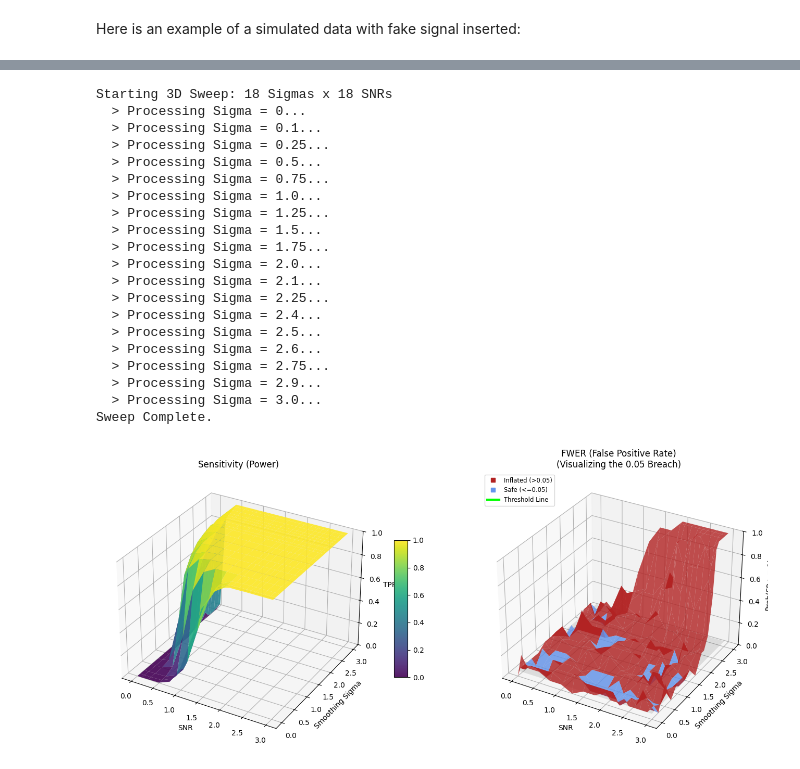
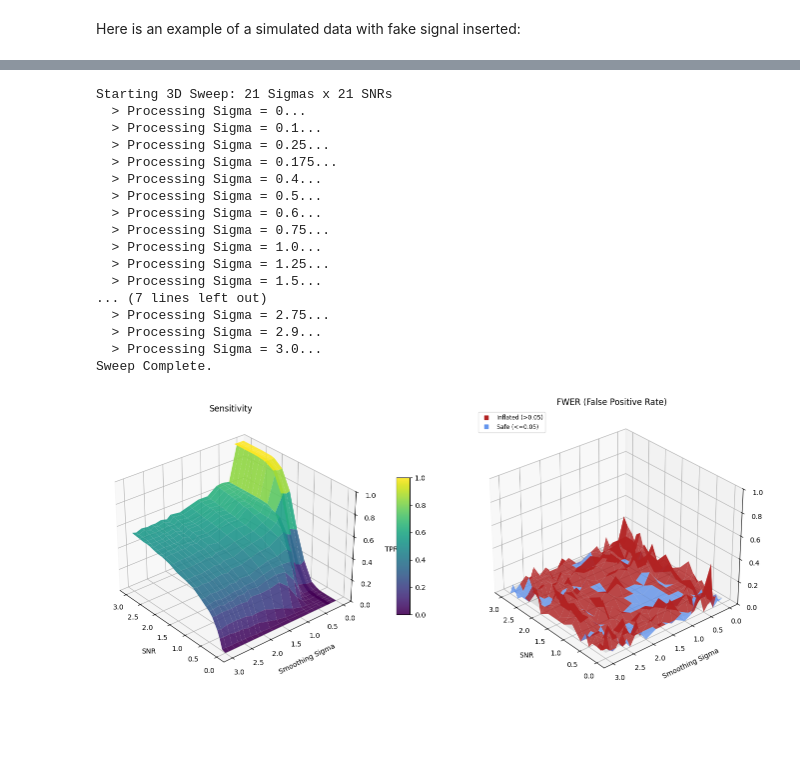
Before and after one commit to lt22412/group_project, a Jupyter notebook: voxel_wise_permutation/voxel_wise_permutation_test.ipynb, the cells around one changed output, grey strips where cells are left out. Cells and saved outputs as stored; diff of their text form; code cells hidden in the pictures; blank space fills up the shorter version.

Commit message:
changes to fit the latest draft (no buffer zone, etc.)

```diff
--- a/voxel_wise_permutation/voxel_wise_permutation_test.ipynb
+++ b/voxel_wise_permutation/voxel_wise_permutation_test.ipynb
@@ -212,10 +213,11 @@ import plotters as pl
 # %% [markdown]
 Initialise the parameters
 # %%
-n_runs = 20		# Number of simulation runs for FWER estimation
+n_runs = 50		# Number of simulation runs for FWER estimation
 n_subj = 20  			# Number of subjects in each group
 img_side_length = 64    # Side length of the square brain image in voxels
 smoothing_sigma = 1.5 	# Standard deviation for Gaussian smoothing
 alpha = 0.05      		# Significance level for FWER
-n_perm = 100		    # Number of permutations for permutation test
+n_perm = 200		    # Number of permutations for permutation test
+null_boundary = 1e-3   # Boundary value for null hypothesis in visualization
 # %%
@@ -305,7 +307,8 @@ sens_mat0, fwer_mat0 = hf.run_2d_sweep(
     sigma_levels=test_sigmas,
     alpha=0.05,
     signal_radius=0,
-    n_perm=50
+    n_perm=50,
+	null_boundary=null_boundary
 )
 # %% [output]
 Starting 3D Sweep: 18 Sigmas x 1 SNRs
@@ -388,6 +371,6 @@ pl.plot_3d(hf.simulate_null_data(snr = 2, signal_radius=6, sigma = 1.5)[0])
 # %%
-test_snrs = [0, 0.1, 0.25, 0.5, 0.75, 1.0, 1.25, 1.5, 1.75, 2.0, 2.1, 2.25, 2.4, 2.5, 2.6, 2.75, 2.9, 3.0]
-test_sigmas = [0, 0.1, 0.25, 0.5, 0.75, 1.0, 1.25, 1.5, 1.75, 2.0, 2.1, 2.25, 2.4, 2.5, 2.6, 2.75, 2.9, 3.0] # Low smooth -> High smooth
+test_snrs =     [0, 0.1, 0.175, 0.25, 0.4, 0.5, 0.6, 0.75, 1.0, 1.25, 1.5, 1.75, 2.0, 2.1, 2.25, 2.4, 2.5, 2.6, 2.75, 2.9, 3.0]
+test_sigmas =   [0, 0.1, 0.25, 0.175, 0.4, 0.5, 0.6, 0.75, 1.0, 1.25, 1.5, 1.75, 2.0, 2.1, 2.25, 2.4, 2.5, 2.6, 2.75, 2.9, 3.0] # Low smooth -> High smooth
 
 # 2. Run Sweep
 # n_runs=20 and n_perm=50 is LOW quality but fast
@@ -400,34 +383,31 @@ sens_mat, fwer_mat = hf.run_2d_sweep(
     sigma_levels=test_sigmas,
     alpha=0.05,
     signal_radius=6,
-    buffer_width=4, # Set to 0 to get the "no-buffer" effect
-    n_perm=50
+    n_perm=50,
+	null_boundary = null_boundary
 )
 # %% [output]
-Starting 3D Sweep: 18 Sigmas x 18 SNRs
+Starting 3D Sweep: 21 Sigmas x 21 SNRs
   > Processing Sigma = 0...
   > Processing Sigma = 0.1...
   > Processing Sigma = 0.25...
+  > Processing Sigma = 0.175...
+  > Processing Sigma = 0.4...
   > Processing Sigma = 0.5...
+  > Processing Sigma = 0.6...
   > Processing Sigma = 0.75...
   > Processing Sigma = 1.0...
   > Processing Sigma = 1.25...
   > Processing Sigma = 1.5...
-  > Processing Sigma = 1.75...
-  > Processing Sigma = 2.0...
-  > Processing Sigma = 2.1...
-  > Processing Sigma = 2.25...
-  > Processing Sigma = 2.4...
-  > Processing Sigma = 2.5...
-  > Processing Sigma = 2.6...
+... (7 lines left out)
   > Processing Sigma = 2.75...
   > Processing Sigma = 2.9...
   > Processing Sigma = 3.0...
 Sweep Complete.
 # %%
-import importlib
-import plotters as pl
 importlib.reload(pl)
-pl.plot_3d_surfaces(test_snrs, test_sigmas, sens_mat, fwer_mat)
+
+
+pl.plot_3d_surfaces(test_snrs, test_sigmas, sens_mat, fwer_mat, elev=30, azim=140)
 # %% [output]
-[figure, old version]
+[figure, new version]
```
Also changed, not shown: parts of 12 cells of this notebook, 3 other files.
